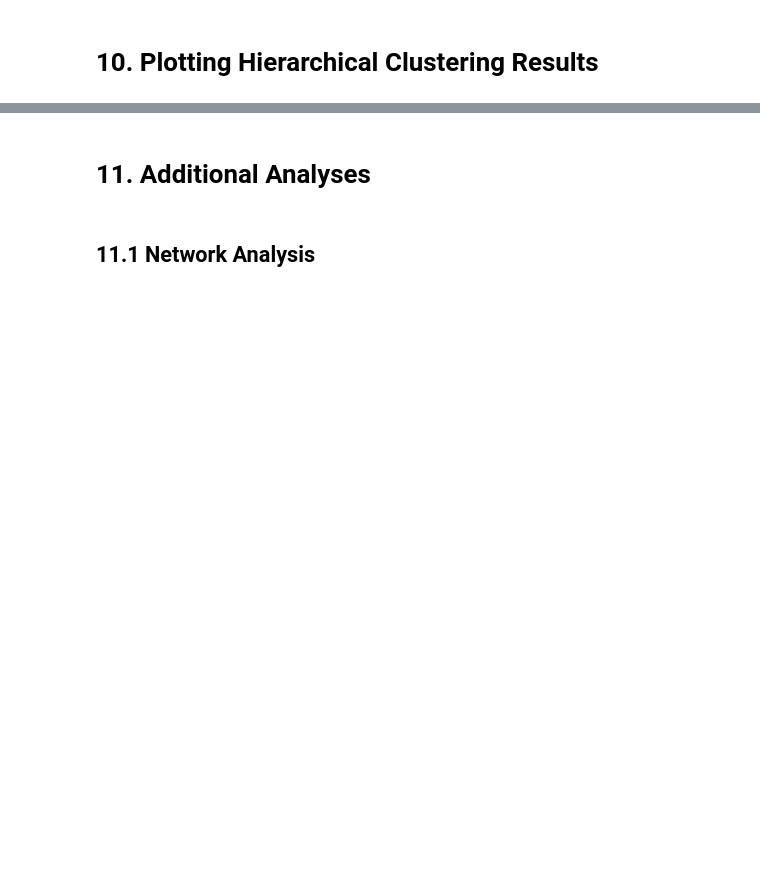
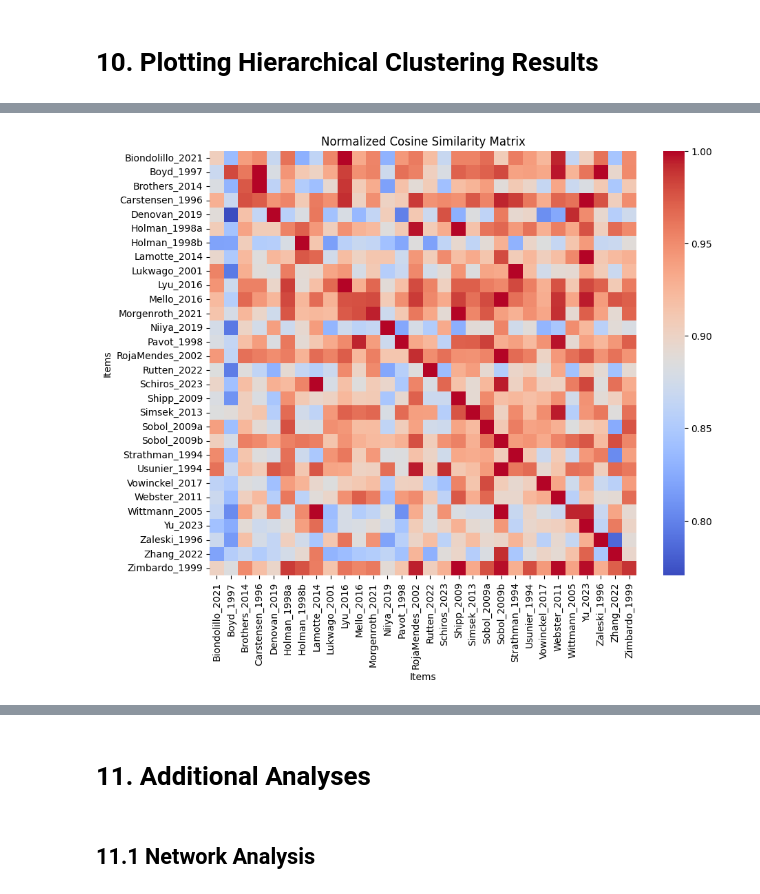
Before and after one commit to Rodrigo-Motta/Timing_LLM, a Jupyter notebook: notebooks/Paper_LLM_AC.ipynb, the cells around one changed output, grey strips where cells are left out. Saved outputs shown, nothing was run; the diff lists cells and outputs as text; code cells hidden in the pictures; blank space fills up the shorter version.

```diff
--- a/notebooks/Paper_LLM_AC.ipynb
+++ b/notebooks/Paper_LLM_AC.ipynb
@@ -455,0 +335,24 @@ The minimum similarity value with stopwords is located between Zaleski_1996 and
+# %%
+model = 0
+# Calculate cosine similarity matrix
+similarity_matrix = cosine_similarity(arr_constructs[:,model,:], arr_scales[:,model,:])
+
+# Example: Assuming data_items.list_names contains the labels for the rows and columns
+labels = data_items.list_names  # Replace with the actual list of names
+
+# Normalize the similarity matrix row-wise
+normalized_similarity_matrix = similarity_matrix / similarity_matrix.max(axis=1, keepdims=True)
+
+# Create a heatmap for the normalized similarity matrix
+plt.figure(figsize=(10, 8))
+sns.heatmap(normalized_similarity_matrix, xticklabels=labels, yticklabels=labels, cmap="coolwarm", annot=False)
+
+# Add titles and labels
+plt.title("Normalized Cosine Similarity Matrix")
+plt.xlabel("Items")
+plt.ylabel("Items")
+
+# Show the plot
+plt.show()
+# %% [output]
+[figure, added]
```
Also changed, not shown: parts of 29 cells of this notebook, 3 other files.
